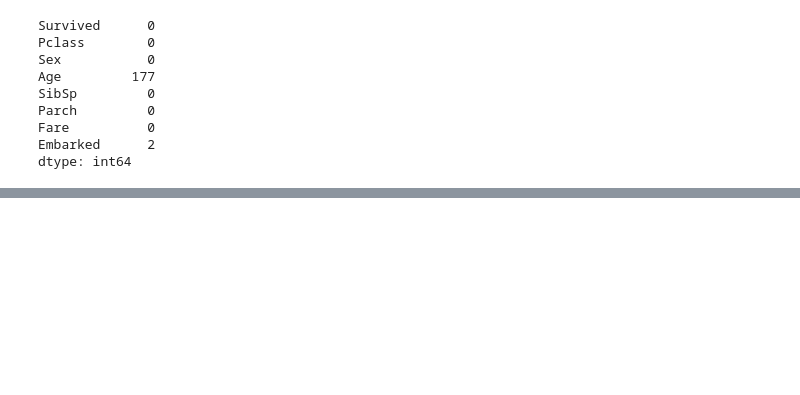
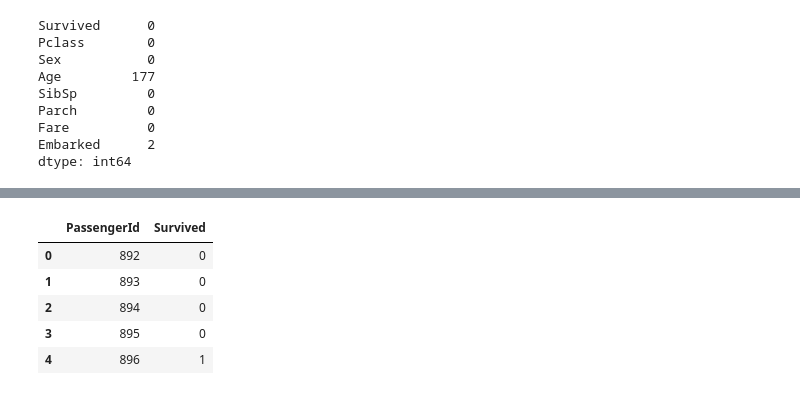
Before and after one commit to whitehole07/ml-toolkit, a Jupyter notebook: examples/titanic/decision_tree.ipynb, the cells around one changed output, grey strips where cells are left out. Cells and saved outputs as stored; diff of their text form; code cells hidden in the pictures; blank space fills up the shorter version.

```diff
--- a/examples/titanic/decision_tree.ipynb
+++ b/examples/titanic/decision_tree.ipynb
@@ -97,0 +129,15 @@ dt.plot_tree()
+# %%
+# Post process
+df_pred = pd.DataFrame({"PassengerId": list(info_df.values), "Survived": y_test.astype(int)})
+
+# Save to CSV
+df_pred.to_csv("pred.csv", index=False)
+
+df_pred.head()
+# %% [output]
+|  | PassengerId | Survived |
+| 0 | 892 | 0 |
+| 1 | 893 | 0 |
+| 2 | 894 | 0 |
+| 3 | 895 | 0 |
+| 4 | 896 | 1 |
```
Also changed, not shown: parts of 8 cells of this notebook, 1 other file.
